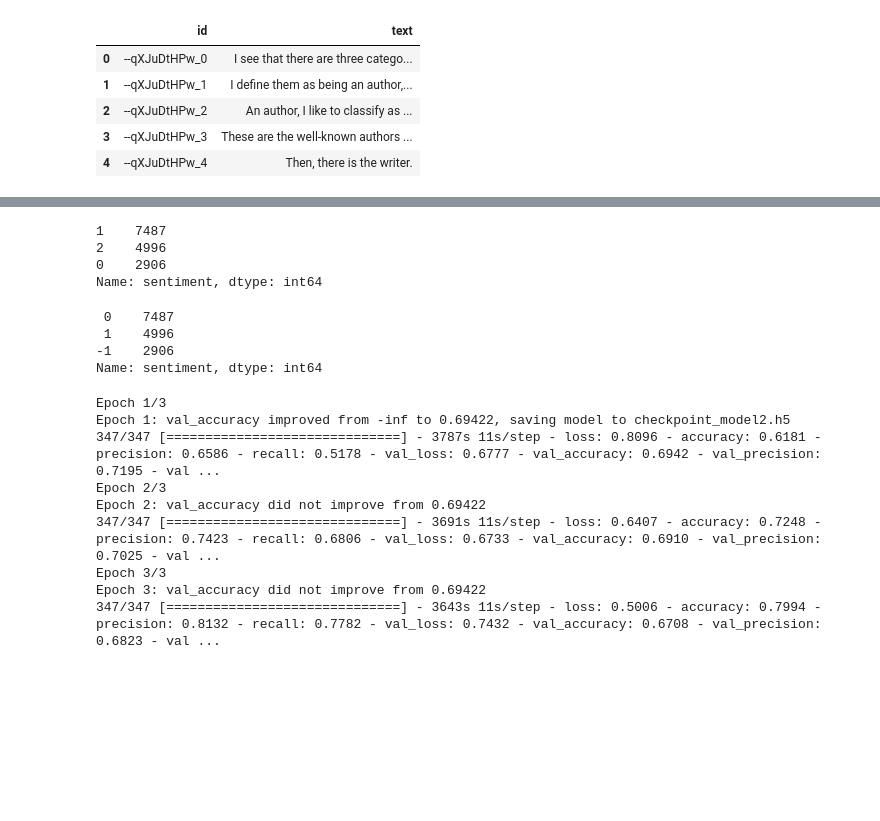
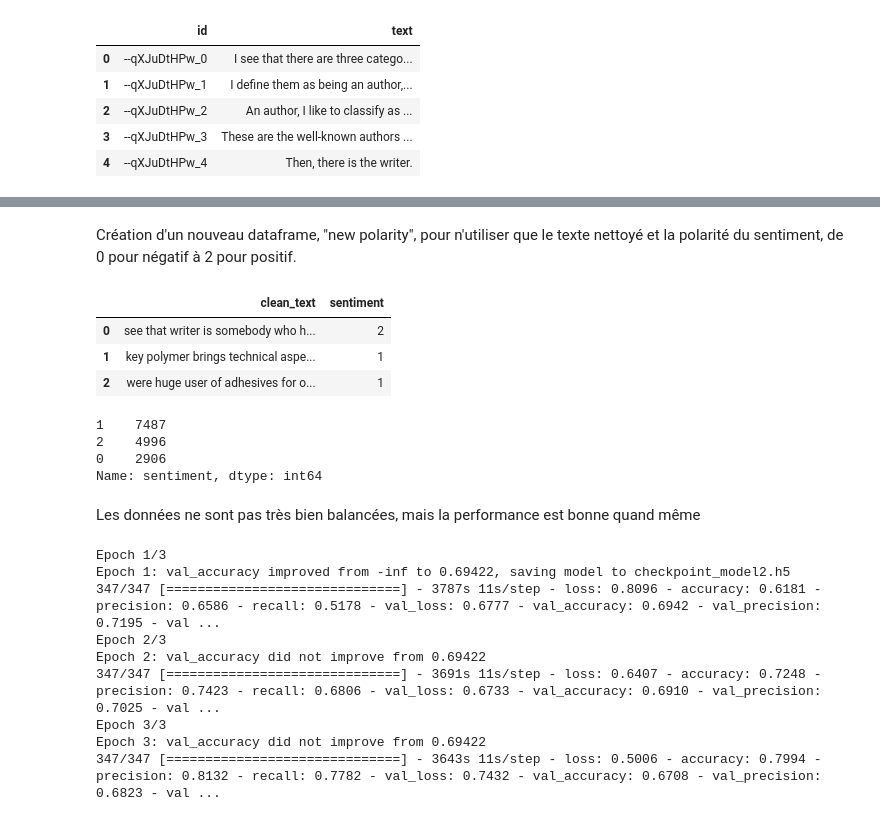
Before and after one commit to phgz/emotion, a Jupyter notebook: notebooks/text-model.ipynb, the cells around one changed output, grey strips where cells are left out. Drawn from its saved outputs; the diff is of its cells as text; code cells hidden in the pictures; blank space fills up the shorter version.

```diff
--- a/notebooks/text-model.ipynb
+++ b/notebooks/text-model.ipynb
@@ -172,19 +143,23 @@ frame
+# %% [markdown]
+Création d'un nouveau dataframe, "new polarity", pour n'utiliser que le texte nettoyé et la polarité du sentiment, de 0 pour négatif à 2 pour positif.
 # %%
 new_polarity_df = frame.copy()
-emotions = ['anger', 'disgust','fear','happiness','sadness', 'surprise']
 new_polarity_df.drop(columns=['id', 'text','anger', 'disgust','fear','happiness','sadness', 'surprise'], inplace= True)
+#Originalement, les valeurs sont de -1 à 1 mais modèle ne peut utiliser des valeurs négatives comme ça
 new_polarity_df.sentiment = new_polarity_df.sentiment.apply(lambda x : x+1)
-display(new_polarity_df.sentiment.value_counts())
+display(new_polarity_df.head(3))
 # %% [output]
-1    7487
-2    4996
-0    2906
-Name: sentiment, dtype: int64
+|  | clean_text | sentiment |
+| 0 | see that writer is somebody who h... | 2 |
+| 1 | key polymer brings technical aspe... | 1 |
+| 2 | were huge user of adhesives for o... | 1 |
 # %%
-new_polarity_df.sentiment.value_counts()
+display(new_polarity_df.sentiment.value_counts())
 # %% [output]
- 0    7487
- 1    4996
--1    2906
+1    7487
+2    4996
+0    2906
 Name: sentiment, dtype: int64
+# %% [markdown]
+Les données ne sont pas très bien balancées, mais la performance est bonne quand même
 # %%
```
Also changed, not shown: parts of 20 cells of this notebook, 1 other file.
